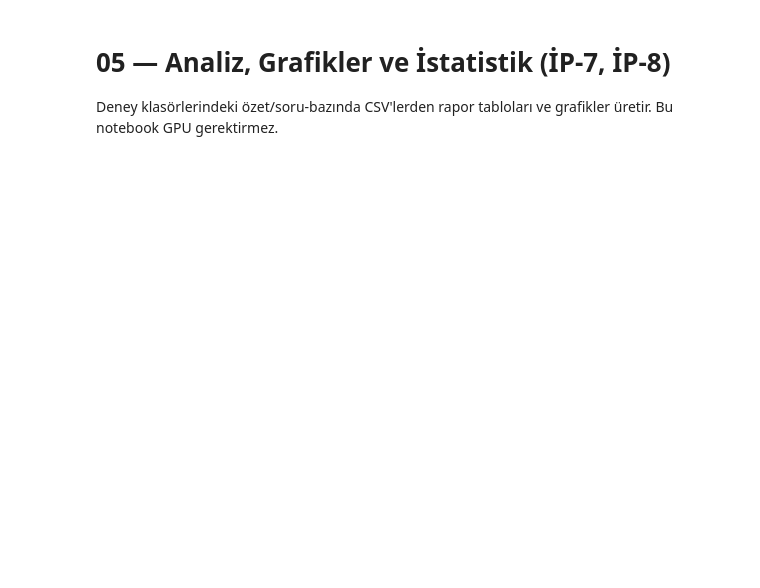
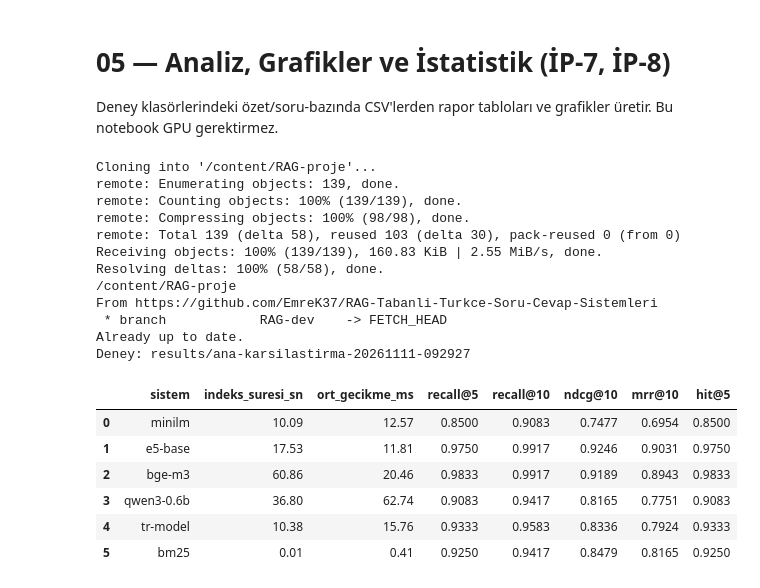
Before and after one commit to EmreK37/RAG-Tabanli-Turkce-Soru-Cevap-Sistemleri, a Jupyter notebook: notebooks/05_analiz.ipynb, the cells around one changed output. Drawn from its saved outputs; the diff is of its cells as text; code cells hidden in the pictures; blank space fills up the shorter version.

```diff
--- a/notebooks/05_analiz.ipynb
+++ b/notebooks/05_analiz.ipynb
@@ -3,17 +3,47 @@
 
 Deney klasörlerindeki özet/soru-bazında CSV'lerden rapor tabloları ve grafikler üretir. Bu notebook GPU gerektirmez.
 # %%
+import os
 from pathlib import Path
 import pandas as pd
 import matplotlib.pyplot as plt
 
-%cd /content/RAG-proje
+REPO_URL = 'https://github.com/EmreK37/RAG-Tabanli-Turkce-Soru-Cevap-Sistemleri.git'
+BRANCH = 'RAG-dev'
+REPO_DIR = '/content/RAG-proje'
+if os.path.exists('/content'):
+    if not os.path.exists(REPO_DIR):
+        !git clone -b {BRANCH} {REPO_URL} {REPO_DIR}
+    %cd {REPO_DIR}
+    !git pull origin {BRANCH}
+
 klasorler = sorted(Path('results').glob('ana-karsilastirma-*'))
 son = klasorler[-1]
 ozet = pd.read_csv(son / 'ozet.csv')
-soru = pd.read_csv(son / 'soru-bazinda.csv')
+soru_yolu = son / 'soru-bazinda.csv'
+soru = pd.read_csv(soru_yolu) if soru_yolu.exists() else None
 print('Deney:', son)
 ozet
+# %% [output]
+Cloning into '/content/RAG-proje'...
+remote: Enumerating objects: 139, done.
+remote: Counting objects: 100% (139/139), done.
+remote: Compressing objects: 100% (98/98), done.
+remote: Total 139 (delta 58), reused 103 (delta 30), pack-reused 0 (from 0)
+Receiving objects: 100% (139/139), 160.83 KiB | 2.55 MiB/s, done.
+Resolving deltas: 100% (58/58), done.
+/content/RAG-proje
+From https://github.com/EmreK37/RAG-Tabanli-Turkce-Soru-Cevap-Sistemleri
+ * branch            RAG-dev    -> FETCH_HEAD
+Already up to date.
+Deney: results/ana-karsilastirma-20261111-092927
+|  | sistem | indeks_suresi_sn | ort_gecikme_ms | recall@5 | recall@10 | ndcg@10 | mrr@10 | hit@5 |
+| 0 | minilm | 10.09 | 12.57 | 0.8500 | 0.9083 | 0.7477 | 0.6954 | 0.8500 |
+| 1 | e5-base | 17.53 | 11.81 | 0.9750 | 0.9917 | 0.9246 | 0.9031 | 0.9750 |
+| 2 | bge-m3 | 60.86 | 20.46 | 0.9833 | 0.9917 | 0.9189 | 0.8943 | 0.9833 |
+| 3 | qwen3-0.6b | 36.80 | 62.74 | 0.9083 | 0.9417 | 0.8165 | 0.7751 | 0.9083 |
+| 4 | tr-model | 10.38 | 15.76 | 0.9333 | 0.9583 | 0.8336 | 0.7924 | 0.9333 |
+| 5 | bm25 | 0.01 | 0.41 | 0.9250 | 0.9417 | 0.8479 | 0.8165 | 0.9250 |
 # %%
 # Sistem karşılaştırma grafiği (rapor için PNG kaydeder)
 fig, ax = plt.subplots(figsize=(8, 4))
```
Also changed, not shown: parts of 5 cells of this notebook, 13 other files.
